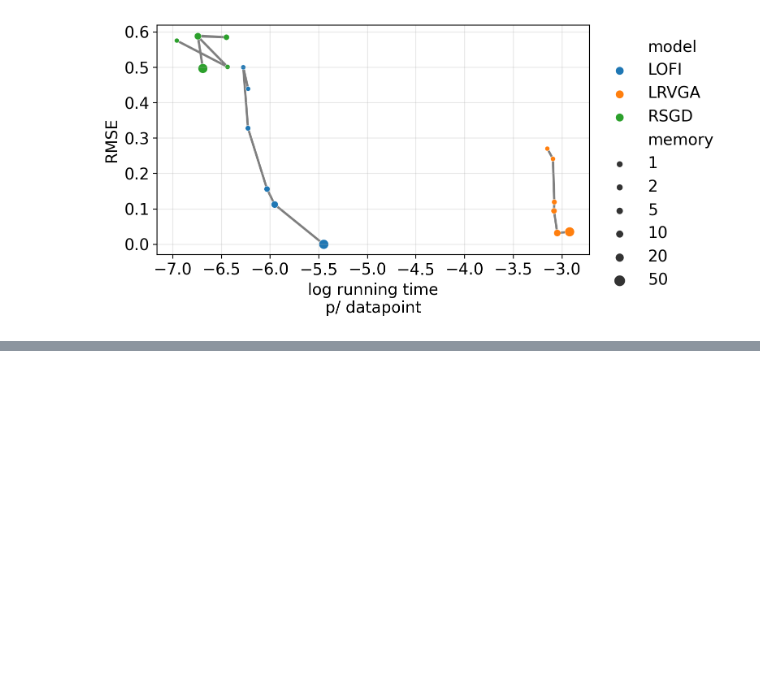
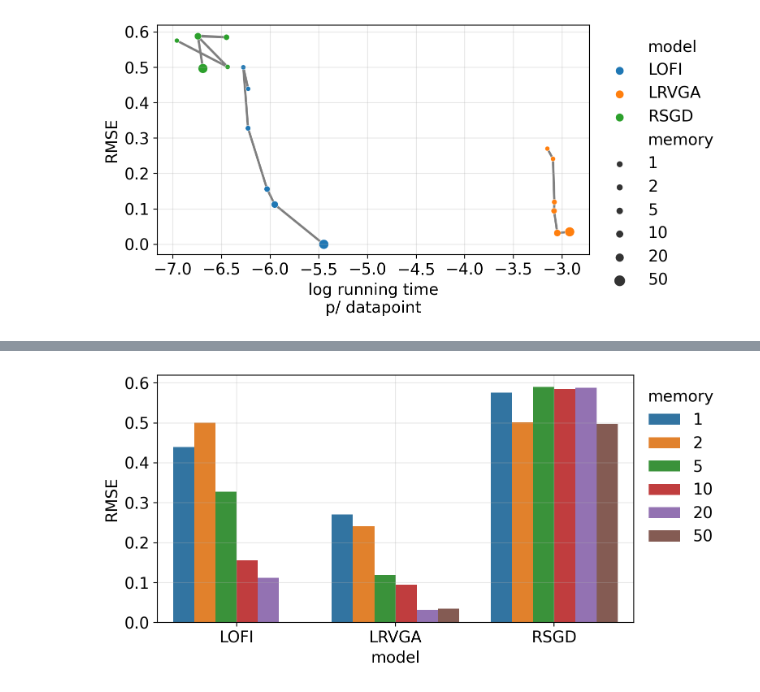
Before and after one commit to probml/rebayes, a Jupyter notebook: demos/showdown/time-analysis.ipynb, the cells around one changed output, grey strips where cells are left out. Saved outputs shown, nothing was run; the diff lists cells and outputs as text; code cells hidden in the pictures; blank space fills up the shorter version.

```diff
--- a/demos/showdown/time-analysis.ipynb
+++ b/demos/showdown/time-analysis.ipynb
@@ -156,0 +148,17 @@ sns.scatterplot(
+# %%
+fig, ax = plt.subplots(figsize=(8, 4))
+sns.barplot(
+    x="model",
+    y="std_test",
+    hue="memory",
+    data=summary.rename(mapping_name).reset_index(),
+    ax=ax,
+    palette="tab10"
+)
+ax.legend(bbox_to_anchor=(1.0, 1.0), frameon=False, title="memory")
+plt.ylabel("RMSE")
+ax.grid(alpha=0.3)
+plt.tight_layout()
+plt.savefig("metric-by-model-and-memory.pdf")
+# %% [output]
+[figure, added]
```
Also changed, not shown: parts of 6 cells of this notebook.
